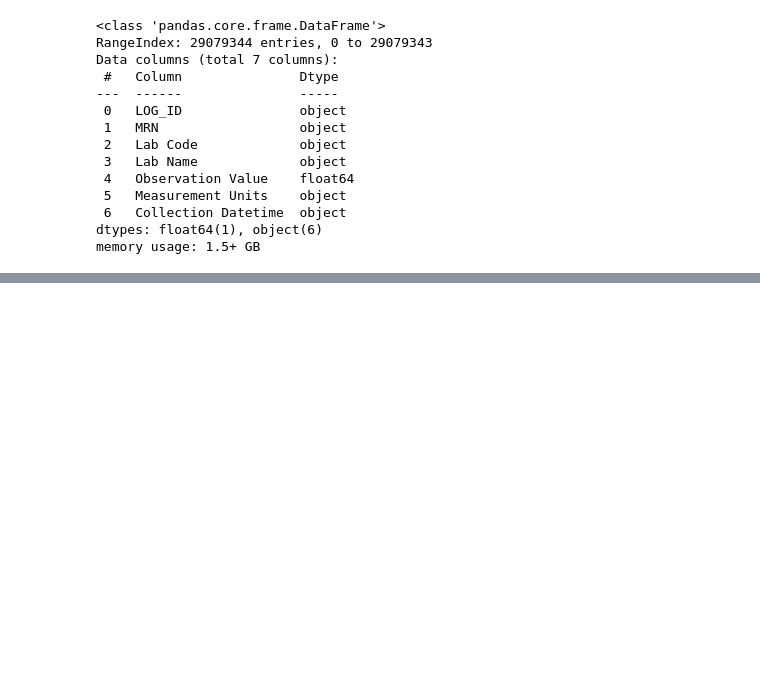
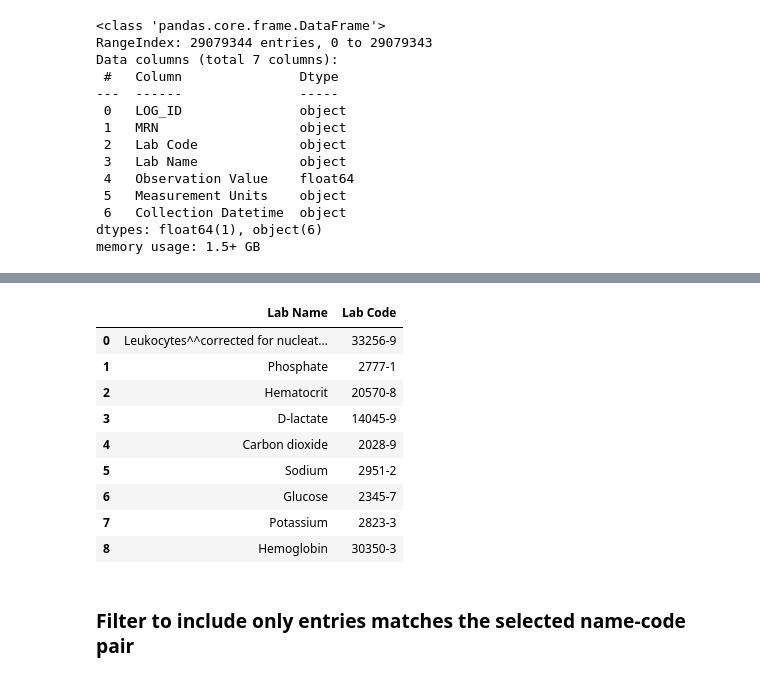
Before and after one commit to MOVER-analysis/MOVER-analysis, a Jupyter notebook: cleaning.ipynb, the cells around one changed output, grey strips where cells are left out. Drawn from its saved outputs; the diff is of its cells as text; code cells hidden in the pictures; blank space fills up the shorter version.

```diff
--- a/cleaning.ipynb
+++ b/cleaning.ipynb
@@ -500,0 +597,4 @@ memory usage: 1.5+ GB
+# %%
+# drop missing Observation Value
+labs_clean = labs[labs["Observation Value"] != 9999999.0]
+labs_clean.info()
@@ -500,0 +639,22 @@ memory usage: 1.5+ GB
+# %%
+target_tests = ["Leukocytes", "pH", "Hematocrit", "CRP", "Lactate",
+                "Carbon dioxide", "Sodium", "Glucose", "Potassium", "Hemoglobin"]
+# %%
+# filter for most common Lab Name & Code for each test
+selected_pairs = []
+
+for test in target_tests:
+    # filter for entire containing the test name (case-insensitive)
+    test_matches = labs_clean[labs_clean["Lab Name"].str.contains(test, case = False, na = False)]
+
+    if not test_matches.empty:
+        # choose the most common Lab Name value
+        most_common_name = test_matches["Lab Name"].value_counts().idxmax()
+
+        # find the most common Lab Code associated with that specific Lab Name
+        name_subset = test_matches[test_matches["Lab Name"] == most_common_name]
+        most_common_code = name_subset["Lab Code"].value_counts().idxmax()
+
+        selected_pairs.append({"Lab Name": most_common_name, "Lab Code": most_common_code})
+
+selected_pairs
@@ -500,0 +672,17 @@ memory usage: 1.5+ GB
+# %%
+# convert to a df
+tests_df = pd.DataFrame(selected_pairs)
+tests_df
+# %% [output]
+|  | Lab Name | Lab Code |
+| 0 | Leukocytes^^corrected for nucleat... | 33256-9 |
+| 1 | Phosphate | 2777-1 |
+| 2 | Hematocrit | 20570-8 |
+| 3 | D-lactate | 14045-9 |
+| 4 | Carbon dioxide | 2028-9 |
+| 5 | Sodium | 2951-2 |
+| 6 | Glucose | 2345-7 |
+| 7 | Potassium | 2823-3 |
+| 8 | Hemoglobin | 30350-3 |
+# %% [markdown]
+### Filter to include only entries matches the selected name-code pair
```
Also changed, not shown: parts of 18 cells of this notebook.
